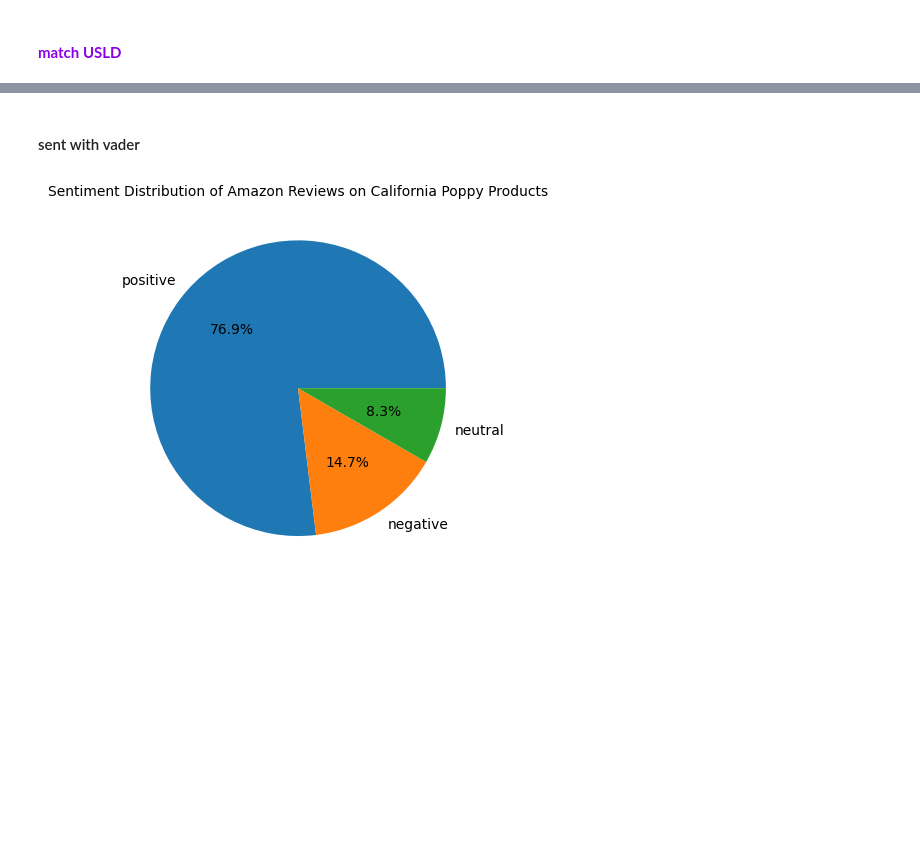
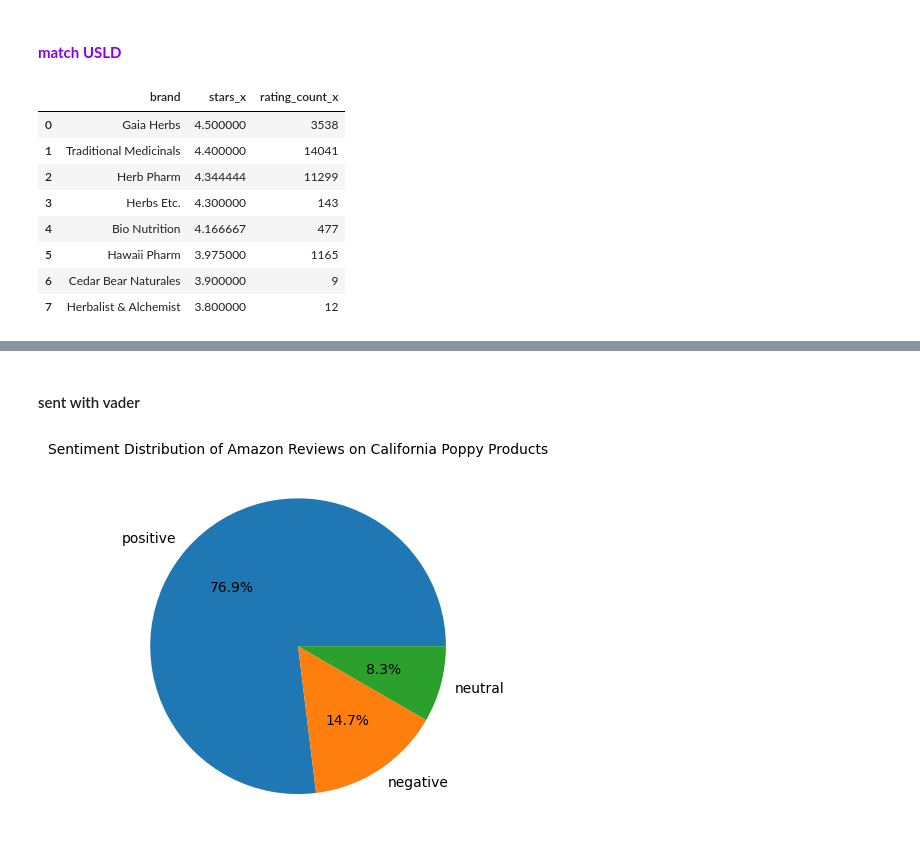
Before and after one commit to TLI2958/scrapfly-scrapers, a Jupyter notebook: etsy-scraper/results/read_res.ipynb, the cells around one changed output, grey strips where cells are left out. Cells and saved outputs as stored; diff of their text form; code cells hidden in the pictures; blank space fills up the shorter version.

```diff
--- a/etsy-scraper/results/read_res.ipynb
+++ b/etsy-scraper/results/read_res.ipynb
@@ -372,3 +373,21 @@ for c in col:
     usld[c] = usld[c].apply(str2dict)
 
 usld.to_csv('california_poppy_usld_cleaned.csv', index = False)
+# %%
+brands = usld[usld.offMarket == '0'].brandName.unique()
+brands = '|'.join(brands)
+
+comb_v = comb[comb.brand.str.contains(brands)]
+temp = comb_v.groupby('asin').agg({'brand':'first', 'stars_x':'first', 'rating_count_x':'first'}).reset_index()
+temp = temp.groupby('brand').agg({'stars_x':'mean', 'rating_count_x':'sum'}).sort_values('stars_x', ascending = False).reset_index()
+temp.head(10)
+# %% [output]
+|  | brand | stars_x | rating_count_x |
+| 0 | Gaia Herbs | 4.500000 | 3538 |
+| 1 | Traditional Medicinals | 4.400000 | 14041 |
+| 2 | Herb Pharm | 4.344444 | 11299 |
+| 3 | Herbs Etc. | 4.300000 | 143 |
+| 4 | Bio Nutrition | 4.166667 | 477 |
+| 5 | Hawaii Pharm | 3.975000 | 1165 |
+| 6 | Cedar Bear Naturales | 3.900000 | 9 |
+| 7 | Herbalist & Alchemist | 3.800000 | 12 |
```
Also changed, not shown: parts of 20 cells of this notebook, 16 other files.
